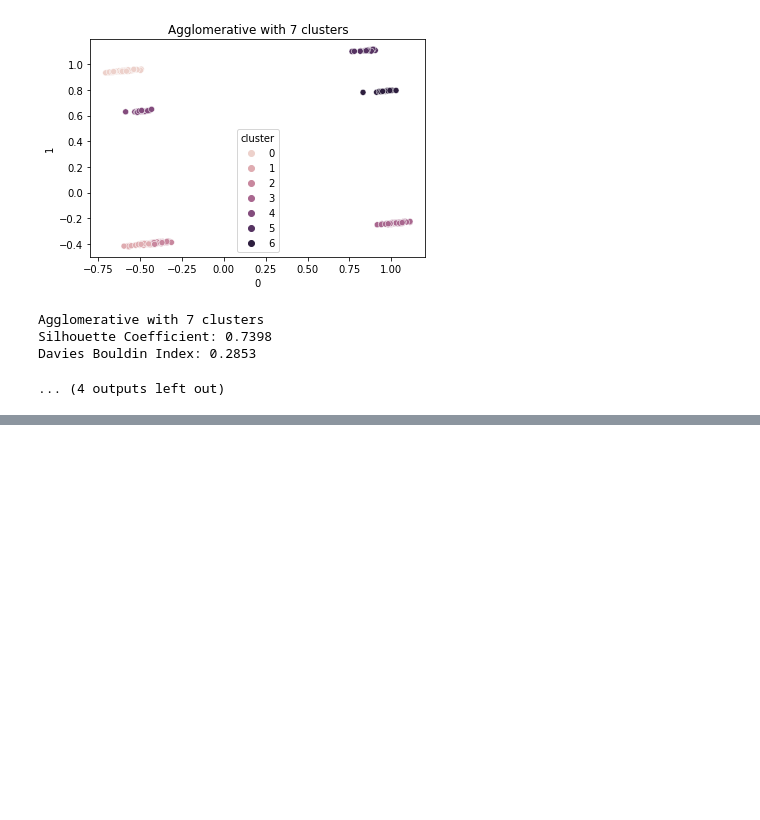
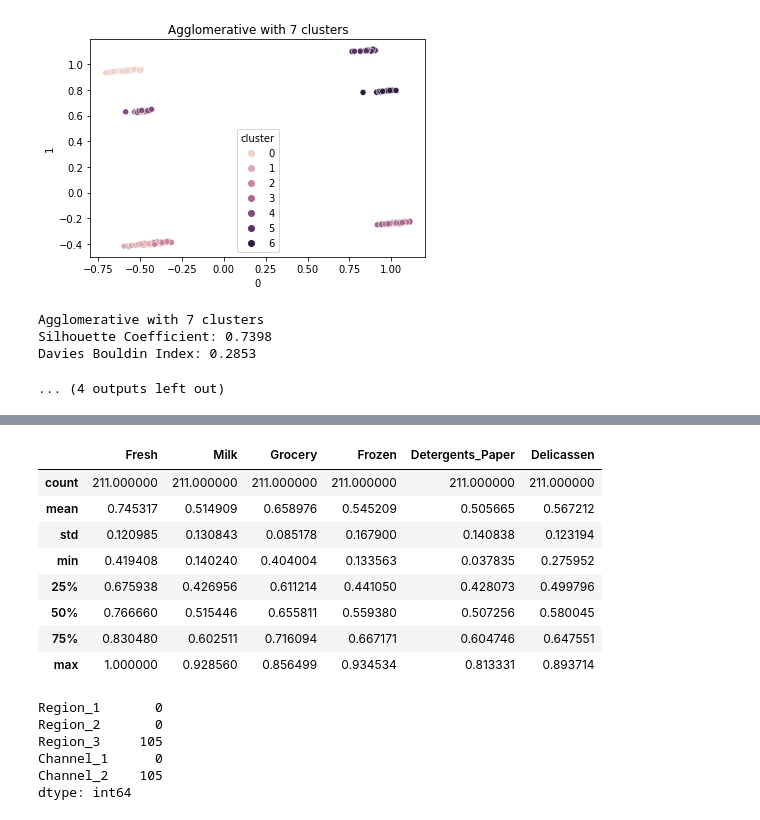
Before and after one commit to cocktail-clustering/1st-clustering, a Jupyter notebook: sales_hierarchical.ipynb, the cells around one changed output, grey strips where cells are left out. Drawn from its saved outputs; the diff is of its cells as text; code cells hidden in the pictures; blank space fills up the shorter version.

```diff
--- a/sales_hierarchical.ipynb
+++ b/sales_hierarchical.ipynb
@@ -489,0 +565,21 @@ Davies Bouldin Index: 0.2853
+# %%
+final[final["cluster"]==2].loc[:,["Fresh",	"Milk",	"Grocery",	"Frozen",	"Detergents_Paper"	,"Delicassen"]].describe()
+# %% [output]
+|  | Fresh | Milk | Grocery | Frozen | Detergents_Paper | Delicassen |
+| count | 211.000000 | 211.000000 | 211.000000 | 211.000000 | 211.000000 | 211.000000 |
+| mean | 0.745317 | 0.514909 | 0.658976 | 0.545209 | 0.505665 | 0.567212 |
+| std | 0.120985 | 0.130843 | 0.085178 | 0.167900 | 0.140838 | 0.123194 |
+| min | 0.419408 | 0.140240 | 0.404004 | 0.133563 | 0.037835 | 0.275952 |
+| 25% | 0.675938 | 0.426956 | 0.611214 | 0.441050 | 0.428073 | 0.499796 |
+| 50% | 0.766660 | 0.515446 | 0.655811 | 0.559380 | 0.507256 | 0.580045 |
+| 75% | 0.830480 | 0.602511 | 0.716094 | 0.667171 | 0.604746 | 0.647551 |
+| max | 1.000000 | 0.928560 | 0.856499 | 0.934534 | 0.813331 | 0.893714 |
+# %%
+final[final["cluster"]==3].loc[:,["Region_1","Region_2","Region_3","Channel_1","Channel_2"]].sum()
+# %% [output]
+Region_1       0
+Region_2       0
+Region_3     105
+Channel_1      0
+Channel_2    105
+dtype: int64
```
Also changed, not shown: parts of 15 cells of this notebook, 1 other file.
